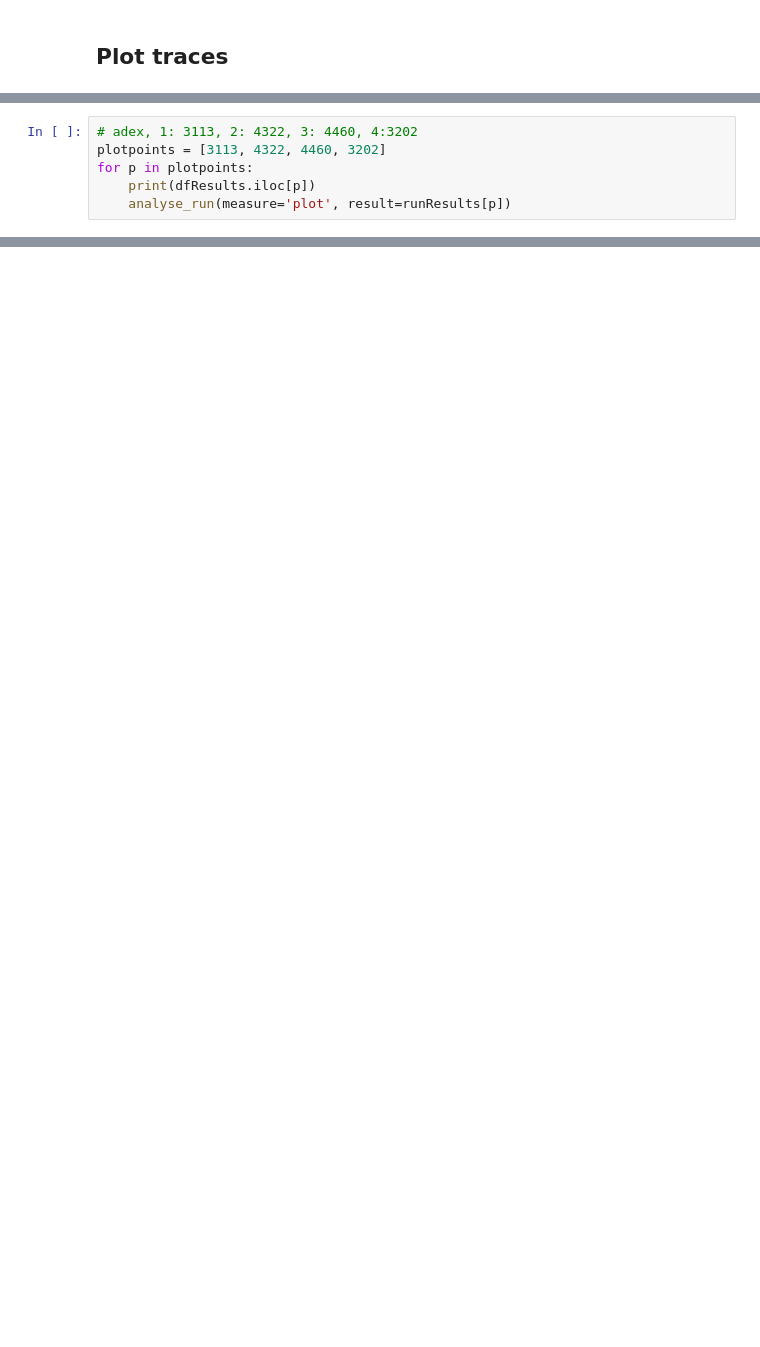
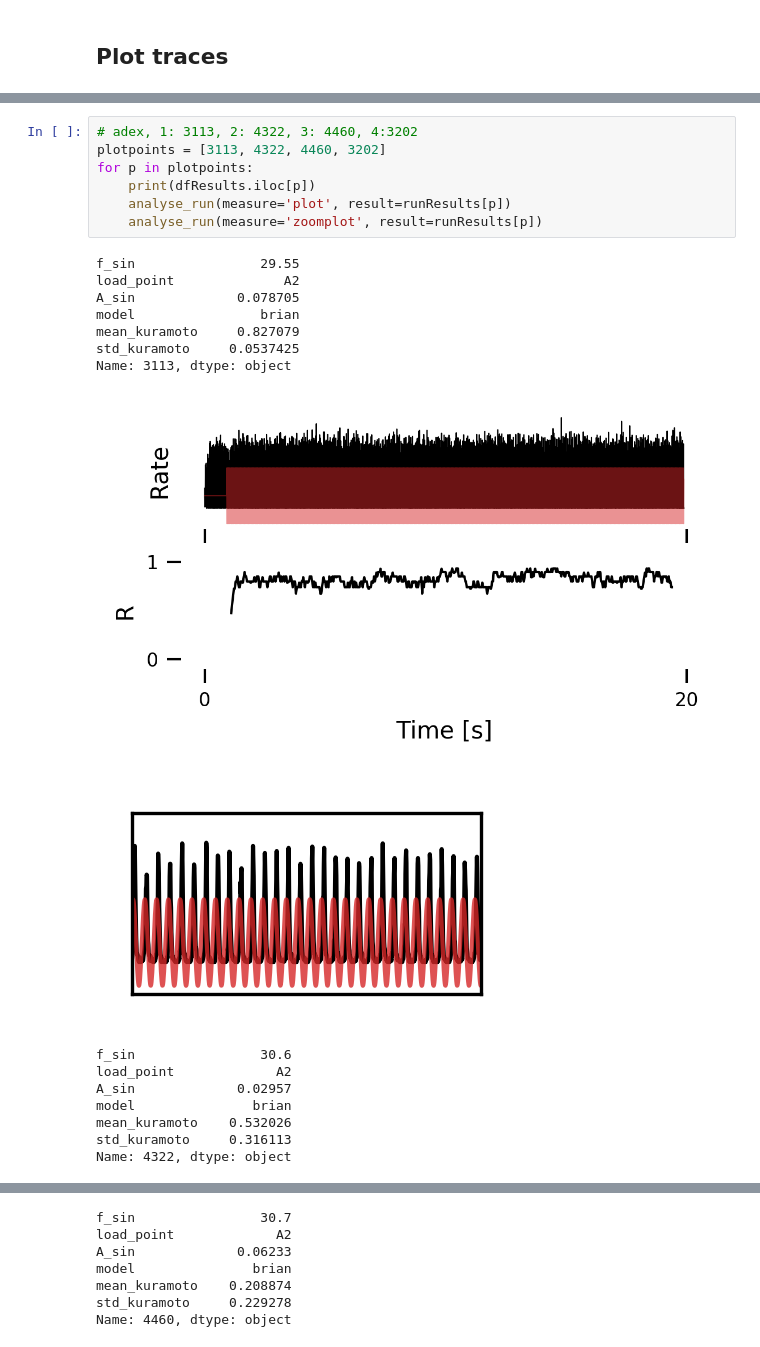
Before and after one commit to caglarcakan/stimulus_neural_populations, a Jupyter notebook: notebooks/fig6/phase-entrainment-aln-adex.ipynb, the cells around one changed output, grey strips where cells are left out. Drawn from its saved outputs; the diff is of its cells as text; blank space fills up the shorter version.

```diff
--- a/notebooks/fig6/phase-entrainment-aln-adex.ipynb
+++ b/notebooks/fig6/phase-entrainment-aln-adex.ipynb
@@ -417,6 +557,24 @@ for p in plotpoints:
 # %%
 # adex, 1: 3113, 2: 4322, 3: 4460, 4:3202
 plotpoints = [3113, 4322, 4460, 3202]
 for p in plotpoints:
     print(dfResults.iloc[p])
     analyse_run(measure='plot', result=runResults[p])
+    analyse_run(measure='zoomplot', result=runResults[p])
+# %% [output]
+f_sin                29.55
+load_point              A2
+A_sin             0.078705
+model                brian
+mean_kuramoto     0.827079
+std_kuramoto     0.0537425
+Name: 3113, dtype: object
+[figure, added]
+[figure, added]
+f_sin                30.6
+load_point             A2
+A_sin             0.02957
+model               brian
+mean_kuramoto    0.532026
+std_kuramoto     0.316113
+Name: 4322, dtype: object
@@ -422,0 +583,7 @@ for p in plotpoints:
+f_sin                30.7
+load_point             A2
+A_sin             0.06233
+model               brian
+mean_kuramoto    0.208874
+std_kuramoto     0.229278
+Name: 4460, dtype: object
```
Also changed, not shown: parts of 18 cells of this notebook.
